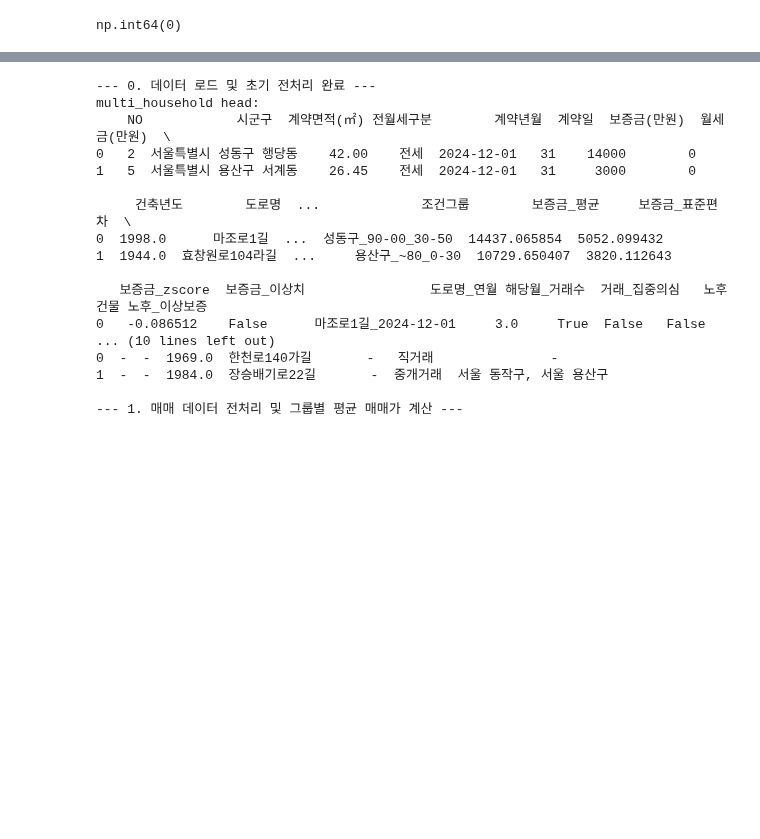
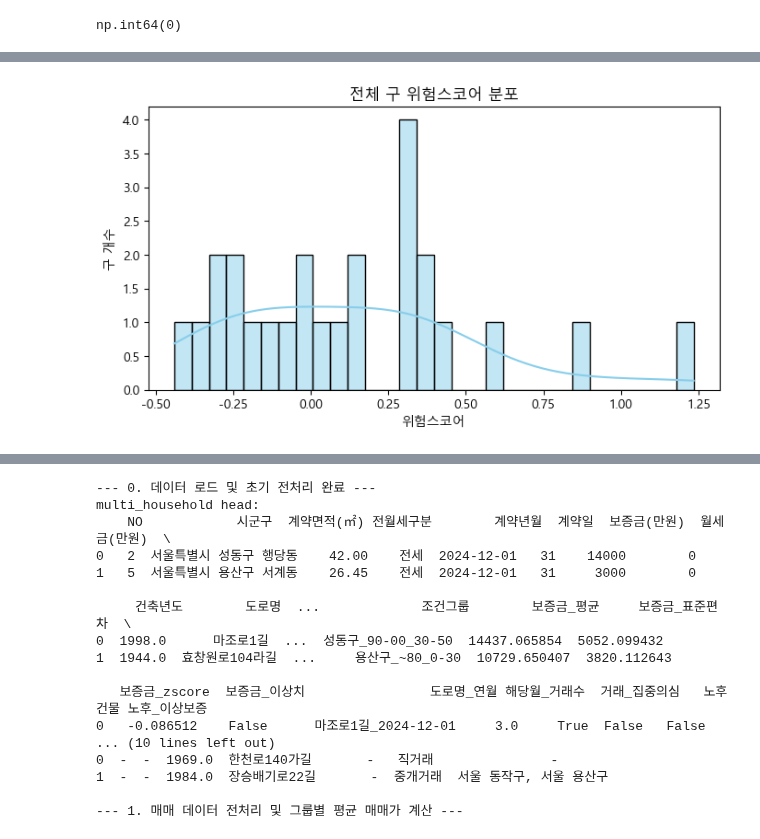
Before and after one commit to skqkrl/SDC_project, a Jupyter notebook: geumhui_전세사기.ipynb, the cells around one changed output, grey strips where cells are left out. Saved outputs shown, nothing was run; the diff lists cells and outputs as text; code cells hidden in the pictures; blank space fills up the shorter version.

```diff
--- a/geumhui_전세사기.ipynb
+++ b/geumhui_전세사기.ipynb
@@ -352,0 +274,9 @@ def analyze_risk(df):
+# %%
+plt.figure(figsize=(8,4))
+sns.histplot(구별_지표['위험스코어'], bins=30, kde=True, color='skyblue')
+plt.title('전체 구 위험스코어 분포')
+plt.xlabel('위험스코어')
+plt.ylabel('구 개수')
+plt.show()
+# %% [output]
+[figure, added]
```
Also changed, not shown: parts of 44 cells of this notebook.
